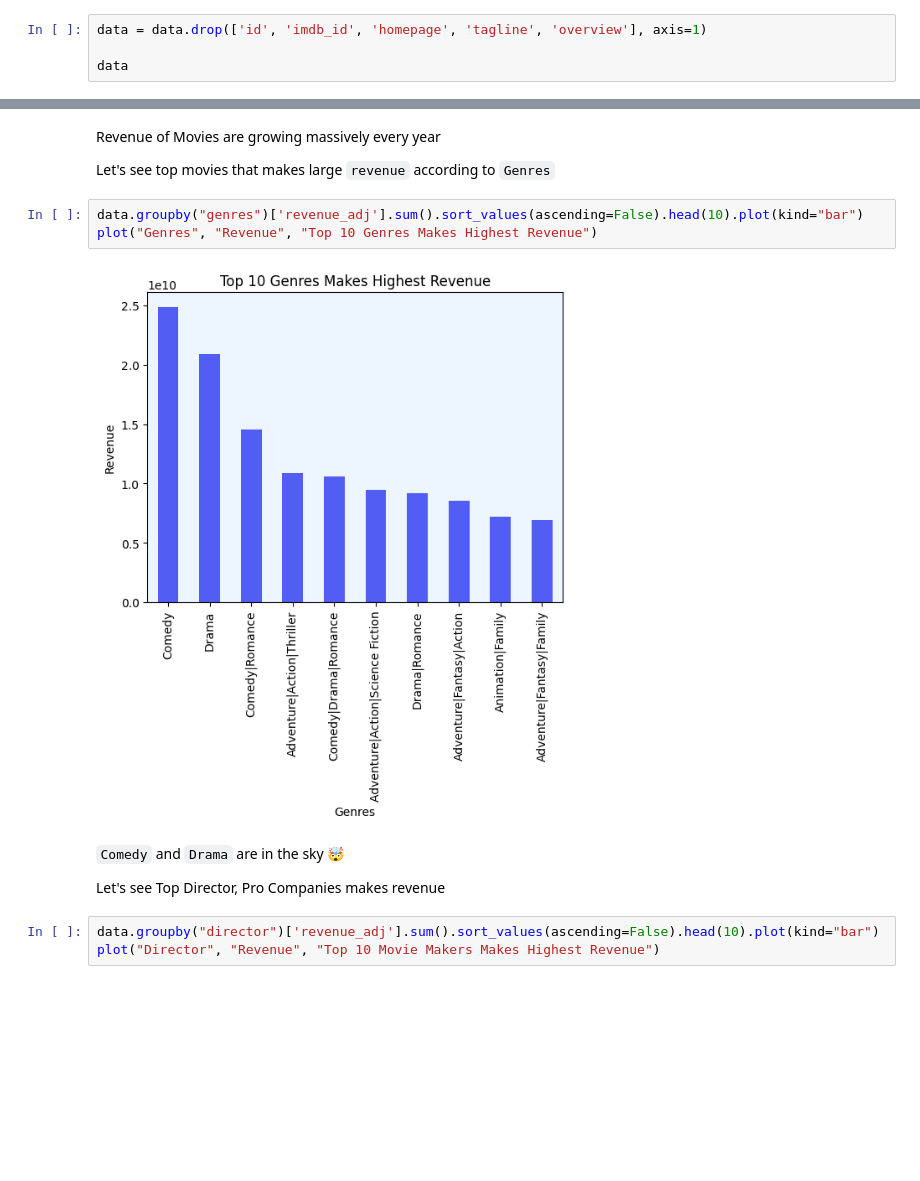
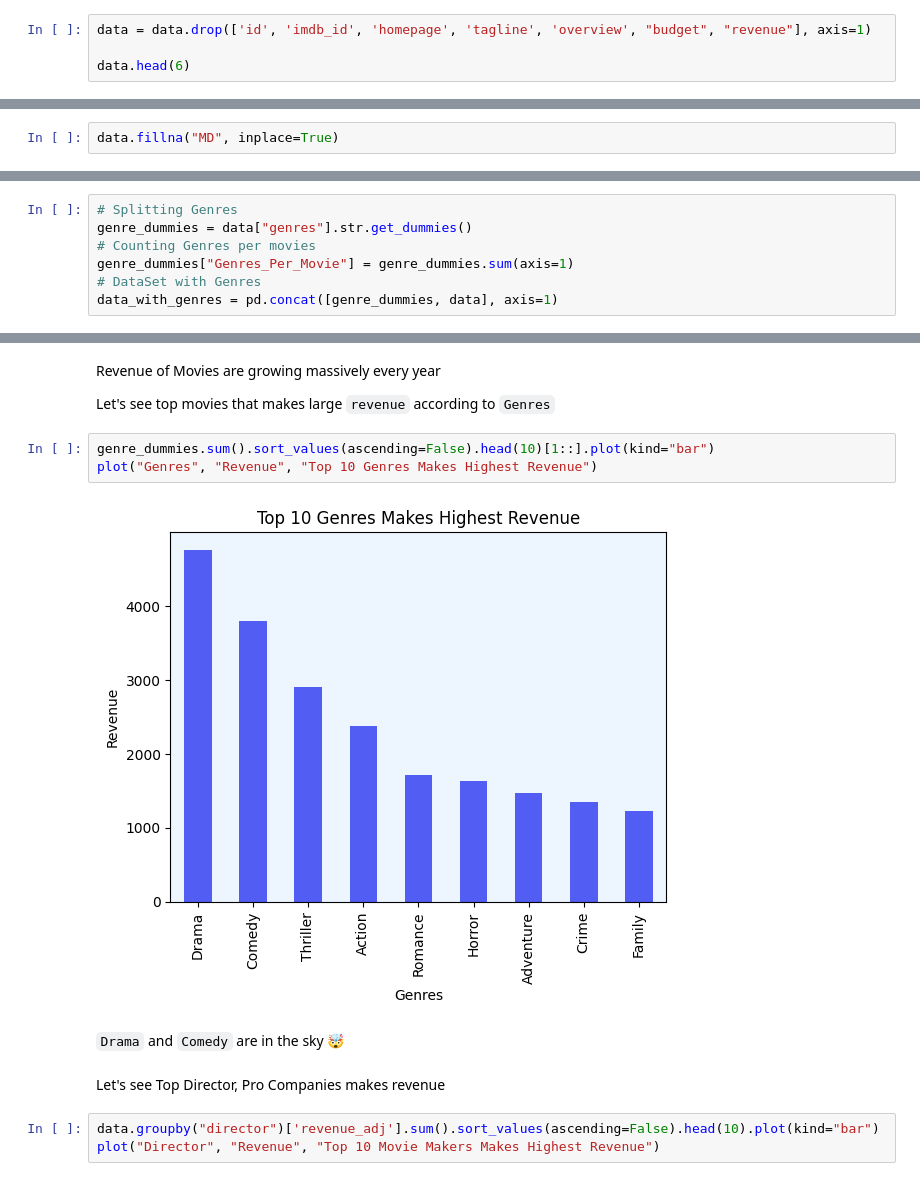
Before and after one commit to mszakii/DECI-L3-P1, a Jupyter notebook: project.ipynb, the cells around one changed output, grey strips where cells are left out. Drawn from its saved outputs; the diff is of its cells as text; blank space fills up the shorter version.

```diff
--- a/project.ipynb
+++ b/project.ipynb
@@ -48,5 +62,5 @@ id, imdb_id, homepage, tagline, overview are not important let's drop them 🗑
 # %%
-data = data.drop(['id', 'imdb_id', 'homepage', 'tagline', 'overview'], axis=1)
+data = data.drop(['id', 'imdb_id', 'homepage', 'tagline', 'overview', "budget", "revenue"], axis=1)
 
-data
+data.head(6)
 # %% [output]
@@ -100,3 +98,5 @@ So I will replace all these missing values with `"MD"` which means Missing Data
+# %%
+data.fillna("MD", inplace=True)
 # %%
 data.isna().sum()
 # %% [output]
@@ -143,3 +147,10 @@ There is a lot of outliers 'Data Errors' 🙄 As there is `budget` / `revenue` v
+# %%
+# Splitting Genres
+genre_dummies = data["genres"].str.get_dummies()
+# Counting Genres per movies
+genre_dummies["Genres_Per_Movie"] = genre_dummies.sum(axis=1)
+# DataSet with Genres
+data_with_genres = pd.concat([genre_dummies, data], axis=1)
 # %% [markdown]
 ### EDA 📊👨‍💻🕵️‍♂️
 # %% [markdown]
@@ -159,13 +170,13 @@ Revenue of Movies are growing massively every year
 
 Let's see top movies that makes large `revenue` according to `Genres`
 # %%
-data.groupby("genres")['revenue_adj'].sum().sort_values(ascending=False).head(10).plot(kind="bar")
+genre_dummies.sum().sort_values(ascending=False).head(10)[1::].plot(kind="bar")
 plot("Genres", "Revenue", "Top 10 Genres Makes Highest Revenue")
 # %% [output]
-[figure, old version]
+[figure, new version]
+# %% [markdown]
+`Drama` and `Comedy` are in the sky 🤯
 # %% [markdown]
-`Comedy` and `Drama` are in the sky 🤯
-
 Let's see Top Director, Pro Companies makes revenue
 # %%
 data.groupby("director")['revenue_adj'].sum().sort_values(ascending=False).head(10).plot(kind="bar")
```
Also changed, not shown: parts of 26 cells of this notebook.
